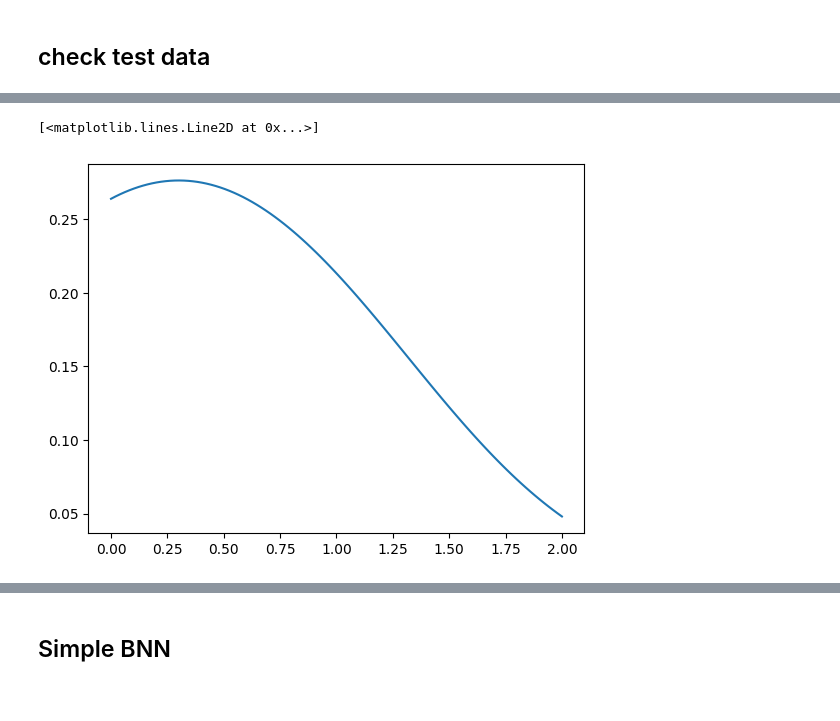
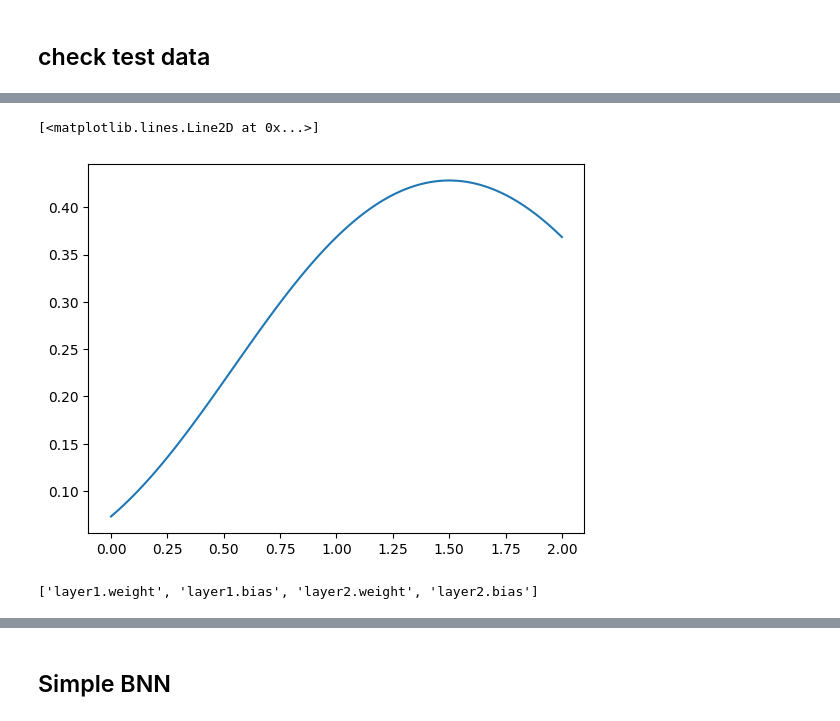
Before and after one commit to PlaytikaOSS/pybandits, a Jupyter notebook: pybandits/BNN_quant_simulation.ipynb, the cells around one changed output, grey strips where cells are left out. Saved outputs shown, nothing was run; the diff lists cells and outputs as text; code cells hidden in the pictures.

```diff
--- a/pybandits/BNN_quant_simulation.ipynb
+++ b/pybandits/BNN_quant_simulation.ipynb
@@ -37,9 +36,9 @@ def create_data(c_params, n_samples, n_features, n_bias_features):
 c_params = [ -4,2,3,3,1,-3 ]
 n_bias_features = 3
 n_features = 5
-n_samples_train= 20000
+n_samples_train= 30000
 n_samples_val= 2000
-n_samples_test= 20000
+n_samples_test= 30000
 
 # train
 x_train, y_train, probs_obs_train = create_data(c_params, n_samples_train, n_features, n_bias_features)
@@ -290,15 +243,16 @@ tensor(0.0118)
 ### Given a trained model - find optimal quantity
 # %%
 # first user:
-ind = 1
-xx = x_train[ind,:]
+
+ind = 0
+xx = x_test[ind,:-1]
 amount = np.linspace(0, 2, 100)
-logit_bias = c_params[0] + np.matmul(xx[0:n_bias_features], c_params[1:])
-logit_quant = np.multiply(xx[n_bias_features], amount) - np.multiply(xx[n_bias_features + 1], amount ** 2)
+logit_bias = c_params[-1] + np.matmul(xx[0:n_bias_features], c_params[0:n_bias_features])
+logit_quant = c_params[n_bias_features]* amount -  c_params[n_bias_features+1]* amount ** 2
 probs = sigmoid(logit_bias + logit_quant)
 probs
 plt.figure()
 plt.plot(amount, probs)
 # %% [output]
 [<matplotlib.lines.Line2D at 0x...>]
-[figure, old version]
+[figure, new version]
@@ -306,0 +268,4 @@ mean_field_guide()
+# %%
+model_param_names
+# %% [output]
+['layer1.weight', 'layer1.bias', 'layer2.weight', 'layer2.bias']
```
Also changed, not shown: parts of 22 cells of this notebook.
